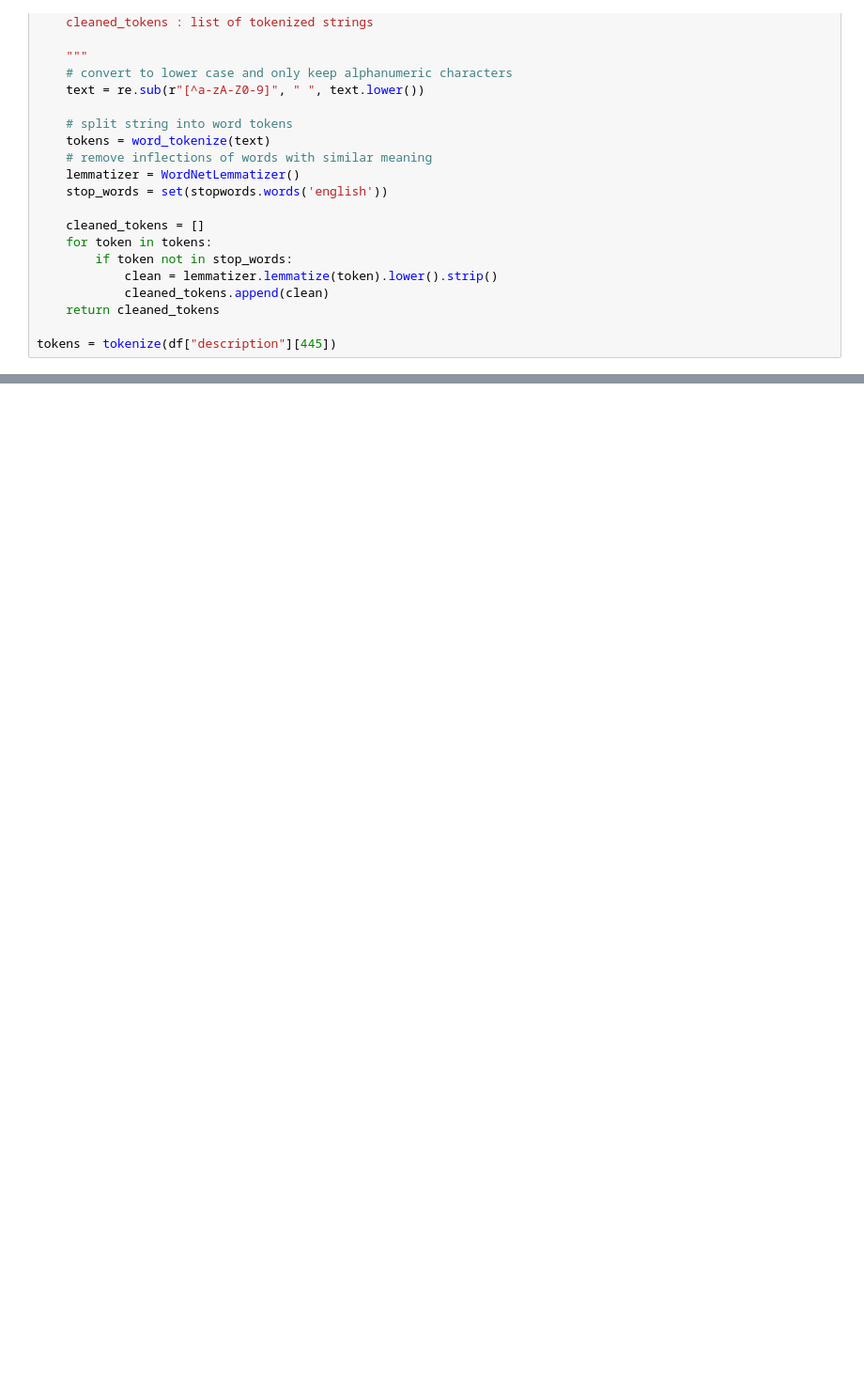
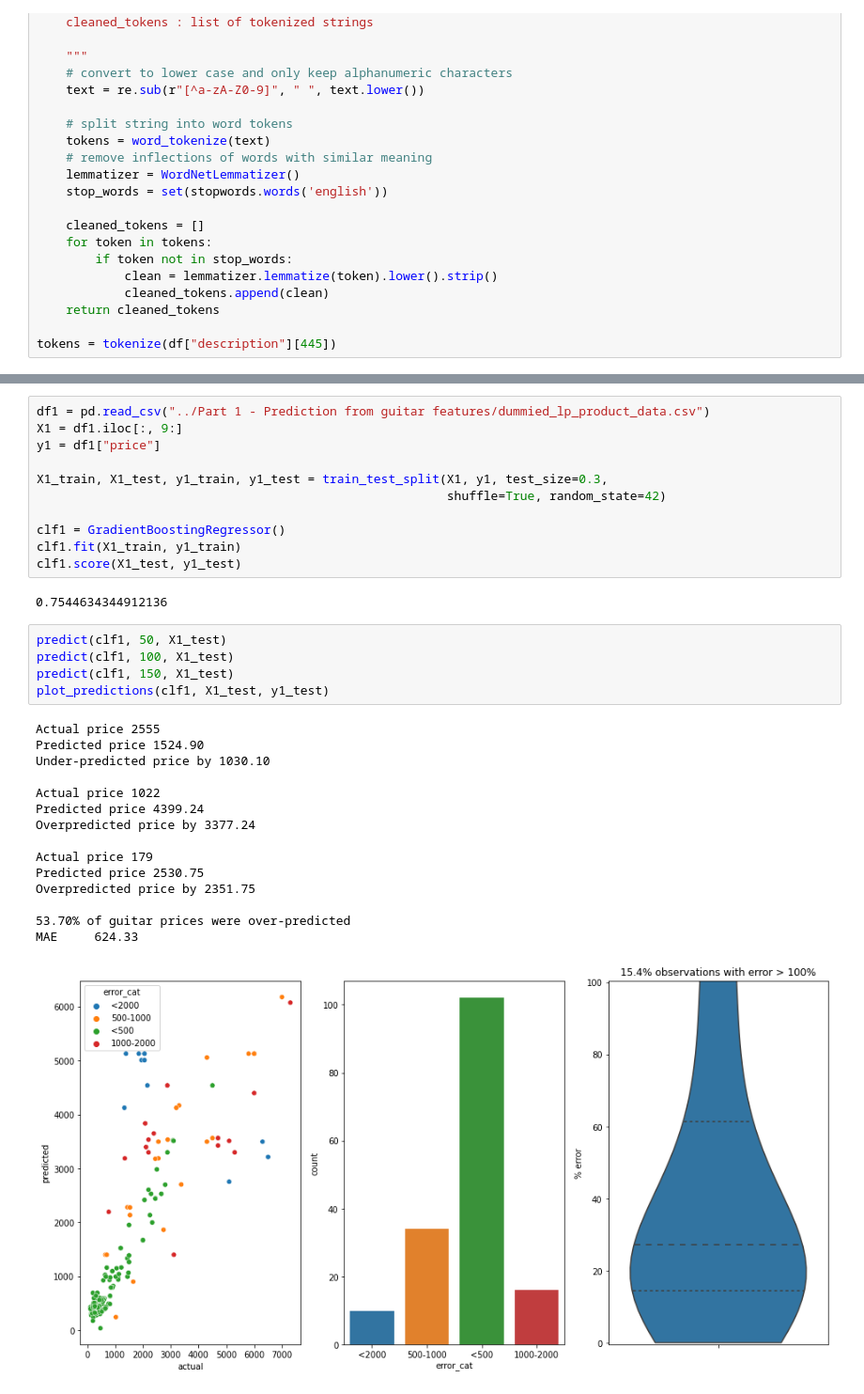
Before and after one commit to kynnemall/Guitar-Price-Prediction, a Jupyter notebook: Part 2 - Prediction from product description/Les_Paul_Product_Info_NLP.ipynb, the cells around one changed output, grey strips where cells are left out. Shown: that part at 94% size. Saved outputs shown, nothing was run; the diff lists cells and outputs as text; blank space fills up the shorter version.

```diff
--- a/Part 2 - Prediction from product description/Les_Paul_Product_Info_NLP.ipynb
+++ b/Part 2 - Prediction from product description/Les_Paul_Product_Info_NLP.ipynb
@@ -102,0 +218,34 @@ print(X.toarray())
+# %%
+df1 = pd.read_csv("../Part 1 - Prediction from guitar features/dummied_lp_product_data.csv")
+X1 = df1.iloc[:, 9:]
+y1 = df1["price"]
+
+X1_train, X1_test, y1_train, y1_test = train_test_split(X1, y1, test_size=0.3,
+                                                        shuffle=True, random_state=42)
+
+clf1 = GradientBoostingRegressor()
+clf1.fit(X1_train, y1_train)
+clf1.score(X1_test, y1_test)
+# %% [output]
+0.7544634344912136
+# %%
+predict(clf1, 50, X1_test)
+predict(clf1, 100, X1_test)
+predict(clf1, 150, X1_test)
+plot_predictions(clf1, X1_test, y1_test)
+# %% [output]
+Actual price 2555
+Predicted price 1524.90
+Under-predicted price by 1030.10
+
+Actual price 1022
+Predicted price 4399.24
+Overpredicted price by 3377.24
+
+Actual price 179
+Predicted price 2530.75
+Overpredicted price by 2351.75
+
+53.70% of guitar prices were over-predicted
+MAE     624.33
+[figure, added]
```
Also changed, not shown: parts of 10 cells of this notebook, 1 other file.
